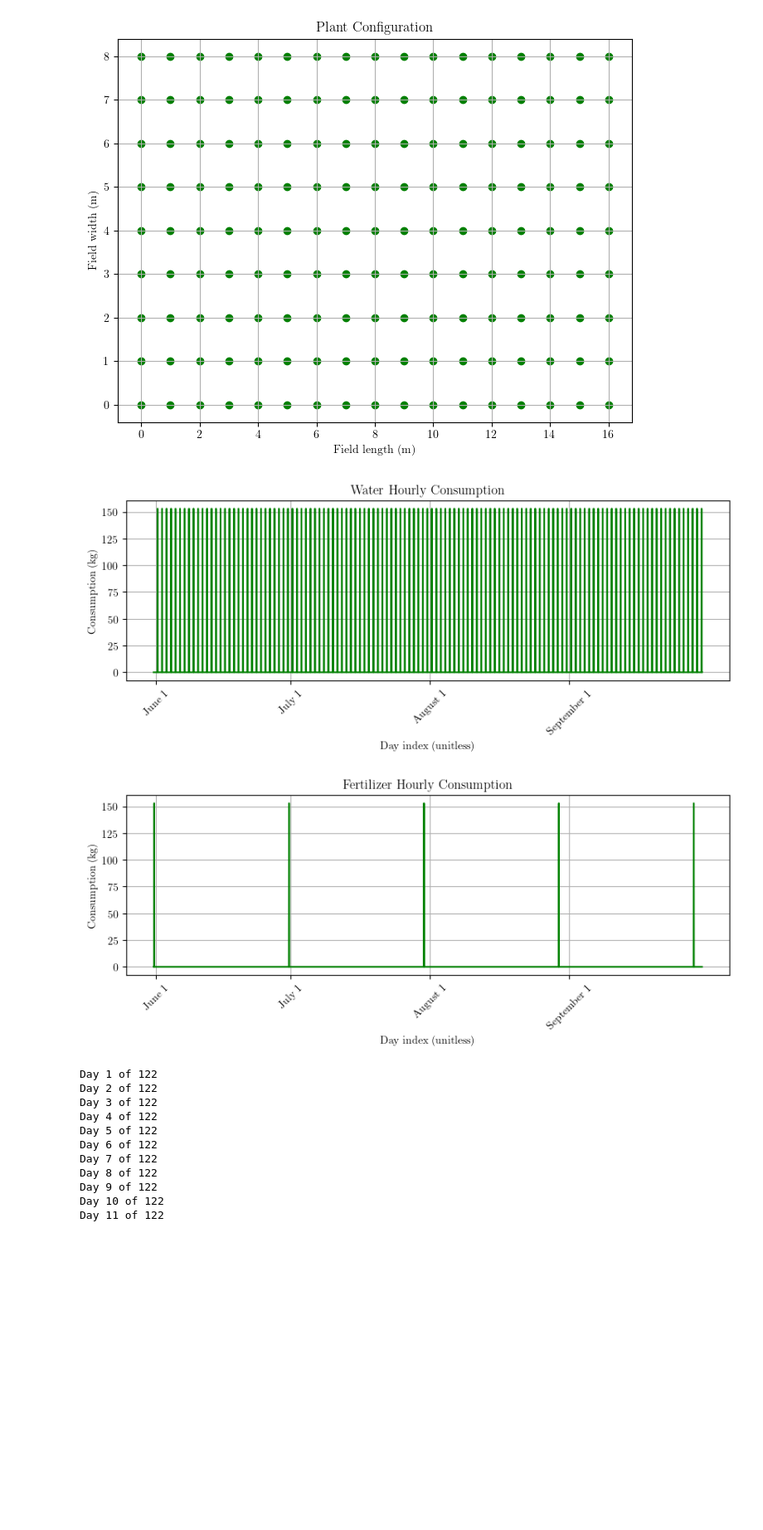
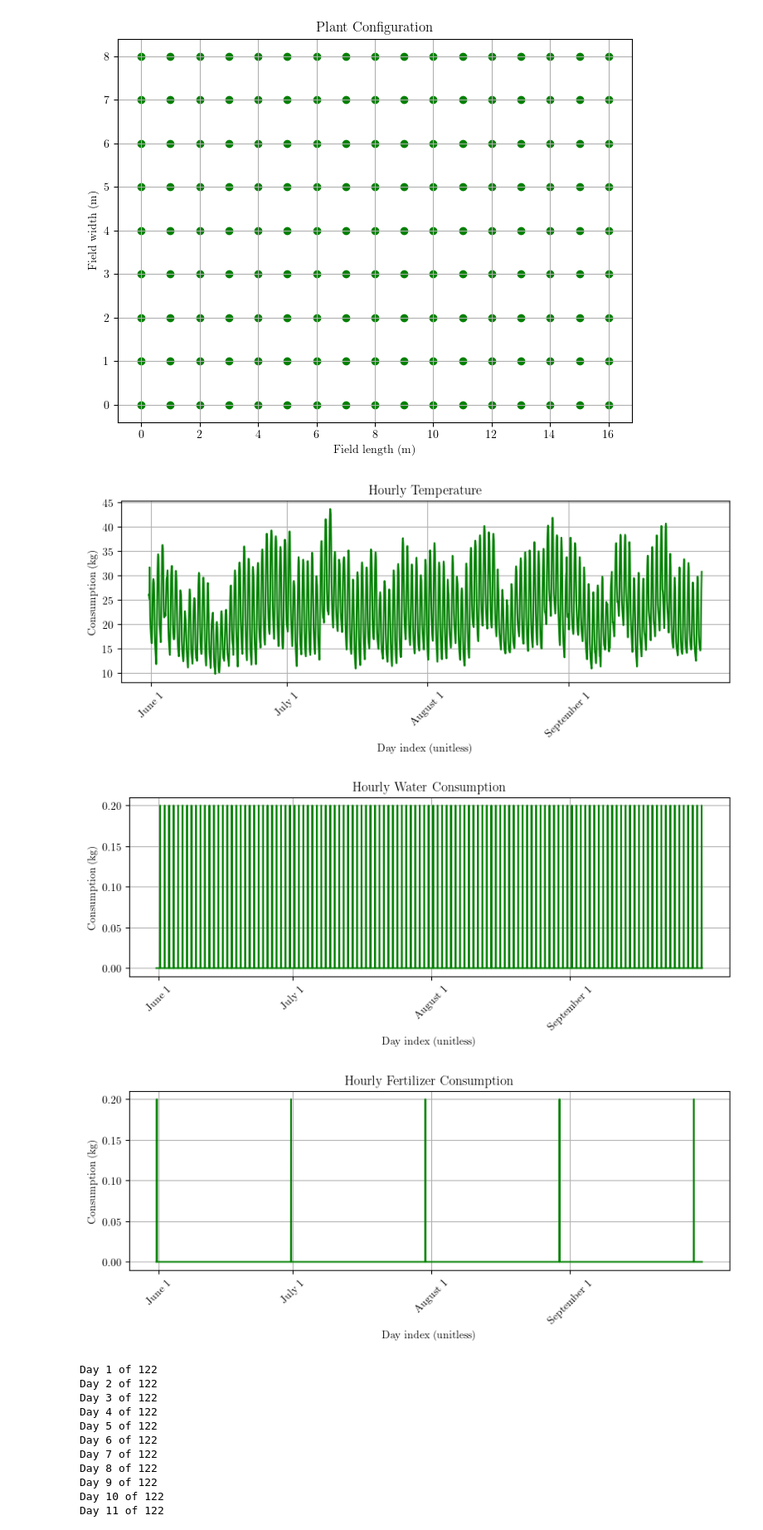
Before and after one commit to carlacupcake/smartfarm, a Jupyter notebook: code/smartfarm.ipynb, the cells around one changed output. Shown: that part at 83% size. Saved outputs shown, nothing was run; the diff lists cells and outputs as text; code cells hidden in the pictures; blank space fills up the shorter version.

```diff
--- a/code/smartfarm.ipynb
+++ b/code/smartfarm.ipynb
@@ -70,8 +70,8 @@ fertilizer_start_hour = 15 # hour of the day when plants get fertilized [unitles
 water_frequency      = 1  # plants are watered every x days    [days, in {0, 365}]
 fertilizer_frequency = 30 # plants are fertilized every x days [days, in {0, 365}]
 
-water_amount_per_plant = 1      # amount of water delivered to each plant each time it is watered         [kg]
-fertilizer_amount_per_plant = 1 # amount of fertilizer delivered to each plant each time it is fertilized [kg]
+water_amount_per_plant = 0.2      # amount of water delivered to each plant each time it is watered         [kg]
+fertilizer_amount_per_plant = 0.2 # amount of fertilizer delivered to each plant each time it is fertilized [kg]
 
 water_start_year   = start_year           # year in which the first watering occurs   [unitless, in {1, 2024}]
 water_start_month  = 5                    # month in which the first watering occurs  [unitless, in {1, 12}]
@@ -318,7 +318,7 @@ water_start_point = get_nsrdb_equiv_point(water_start_date)
 water_point_frequency = water_frequency * HOURS_PER_DAY # convert frequency from every x days to every y hours
 
 for point in range(water_start_point, end_point, water_point_frequency):
-    all_hourly_water_consumption[point] = water_amount_per_plant * num_plants
+    all_hourly_water_consumption[point] = water_amount_per_plant
 
 # Trim all hourly water consumption to obtain hourly water consumption for target growing period
 hourly_water_consumption = np.array(all_hourly_water_consumption[start_point:end_point])
@@ -331,7 +331,7 @@ fertilizer_start_point = get_nsrdb_equiv_point(fertilizer_start_date)
 fertilizer_point_frequency = fertilizer_frequency * HOURS_PER_DAY # convert frequency from every x days to every y hours
 
 for point in range(fertilizer_start_point, end_point, fertilizer_point_frequency):
-    all_hourly_fertilizer_consumption[point] = fertilizer_amount_per_plant * num_plants
+    all_hourly_fertilizer_consumption[point] = fertilizer_amount_per_plant
 
 # Trim all hourly water consumption to obtain hourly water consumption for target growing period
 hourly_fertilizer_consumption = np.array(all_hourly_fertilizer_consumption[start_point:end_point])
@@ -358,39 +371,41 @@ date_labels_points = []
 date_labels_labels = []
 for month in range(1, MONTHS_PER_YEAR):
     this_year   = start_year
     this_month  = month
     this_day    = 1
     this_hour   = 0
     this_minute = 0
     this_second = 0
     this_date = datetime(year=this_year,
                          month=this_month,
                          day=this_day,
                          hour=this_hour,
                          minute=this_minute,
                          second=this_second)
     date_labels_point = get_nsrdb_equiv_point(this_date)
     if date_labels_point >= start_point and date_labels_point <= end_point:
         date_labels_points.append(date_labels_point)
         date_labels_labels.append(f'{this_date.strftime('%B')} {this_date.day}')
 
-def plot_consumption(hourly_consumption, consumption_type, date_labels_points, date_labels_labels):
+def plot_consumption(hourly_consumption, date_labels_points, date_labels_labels, title):
 
     consumption = hourly_consumption.flatten()
     plt.figure(figsize=(10, 3))
     plt.plot(range(start_point, end_point), consumption, color='green')
     plt.xlabel('Day index (unitless)')
     plt.ylabel('Consumption (kg)')
-    plt.title(f'{consumption_type} Hourly Consumption')
+    plt.title(title)
     plt.xticks(ticks=date_labels_points, labels=date_labels_labels, rotation=45)
     plt.grid(True)
     plt.show()
 
-plot_consumption(hourly_water_consumption, 'Water', date_labels_points, date_labels_labels)
-plot_consumption(hourly_fertilizer_consumption, 'Fertilizer', date_labels_points, date_labels_labels)
+plot_consumption(hourly_temperatures, date_labels_points, date_labels_labels, 'Hourly Temperature')
+plot_consumption(hourly_water_consumption, date_labels_points, date_labels_labels, 'Hourly Water Consumption')
+plot_consumption(hourly_fertilizer_consumption, date_labels_points, date_labels_labels, 'Hourly Fertilizer Consumption')
 # %% [output]
-[figure, old version]
+[figure, new version]
-[figure, old version]
+[figure, new version]
+[figure, added]
 # %%
 # Convert angles in degrees to radians
 field_azimuth_angle = math.radians(field_azimuth_angle)
```
Also changed, not shown: parts of 4 cells of this notebook, 3 other files.
